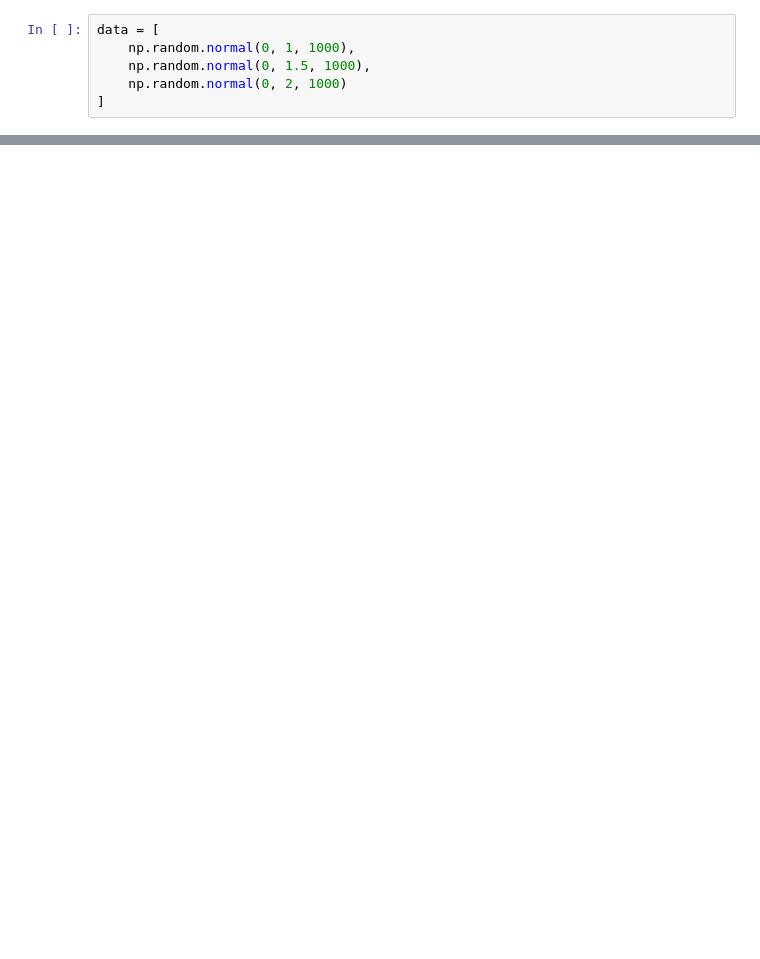
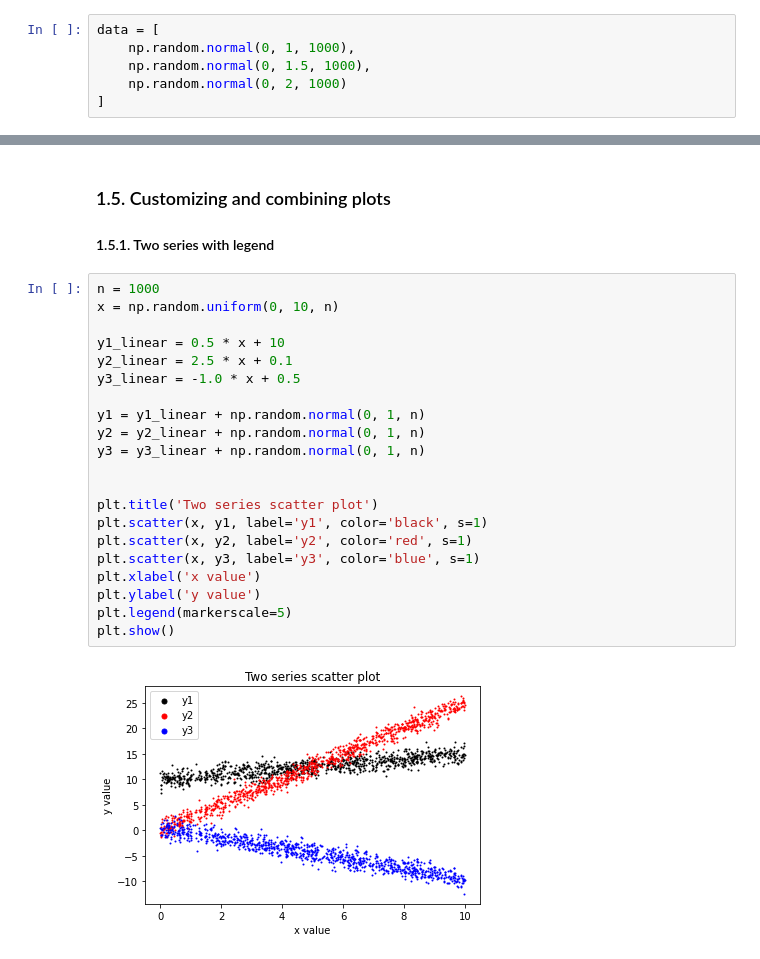
Before and after one commit to gperdrizet/fullstack-2605, a Jupyter notebook: unit-2/lesson-11/lesson-11-demo.ipynb, the cells around one changed output, grey strips where cells are left out. Cells and saved outputs as stored; diff of their text form; blank space fills up the shorter version.

```diff
--- a/unit-2/lesson-11/lesson-11-demo.ipynb
+++ b/unit-2/lesson-11/lesson-11-demo.ipynb
@@ -101,0 +102,26 @@ plt.show()
+# %% [markdown]
+### 1.5. Customizing and combining plots
+#### 1.5.1. Two series with legend
+# %%
+n = 1000
+x = np.random.uniform(0, 10, n)
+
+y1_linear = 0.5 * x + 10
+y2_linear = 2.5 * x + 0.1
+y3_linear = -1.0 * x + 0.5
+
+y1 = y1_linear + np.random.normal(0, 1, n)
+y2 = y2_linear + np.random.normal(0, 1, n)
+y3 = y3_linear + np.random.normal(0, 1, n)
+
+
+plt.title('Two series scatter plot')
+plt.scatter(x, y1, label='y1', color='black', s=1)
+plt.scatter(x, y2, label='y2', color='red', s=1)
+plt.scatter(x, y3, label='y3', color='blue', s=1)
+plt.xlabel('x value')
+plt.ylabel('y value')
+plt.legend(markerscale=5)
+plt.show()
+# %% [output]
+[figure, added]
```
Also changed, not shown: parts of 10 cells of this notebook.
